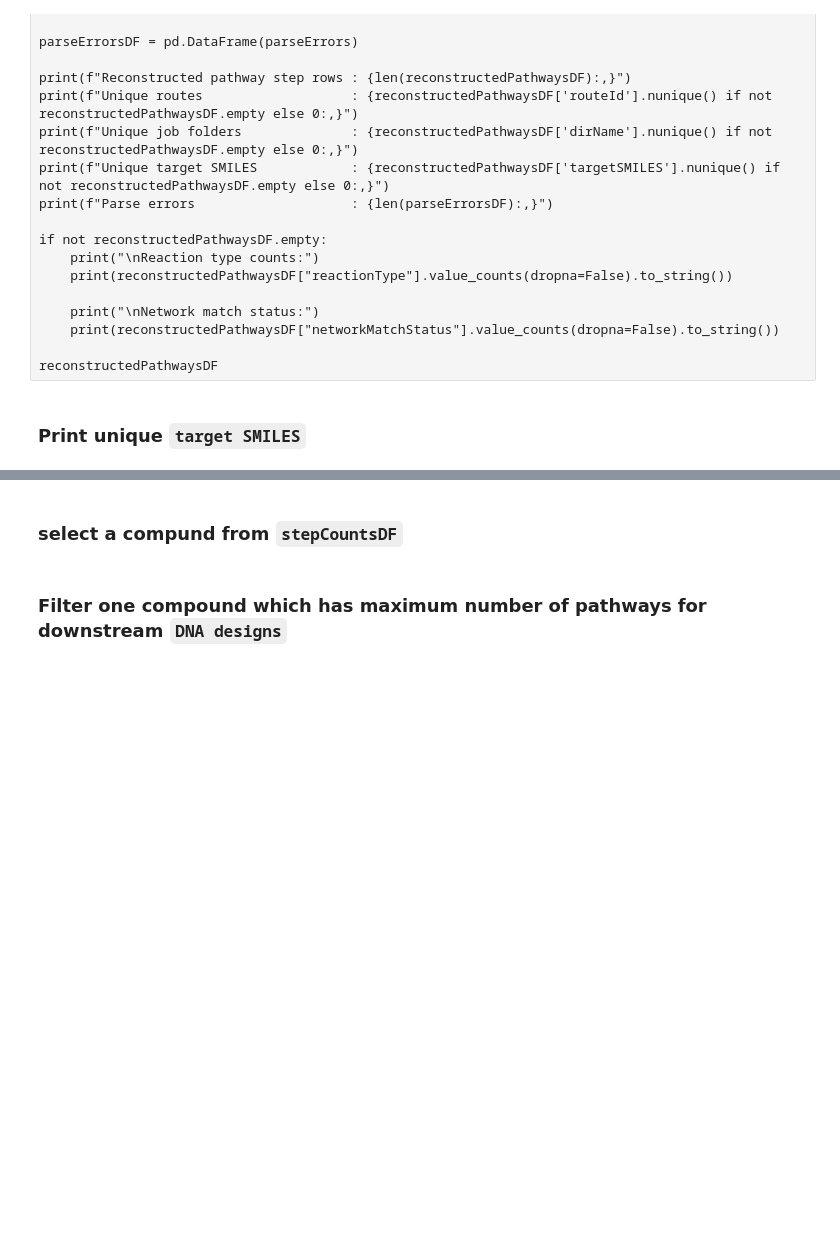
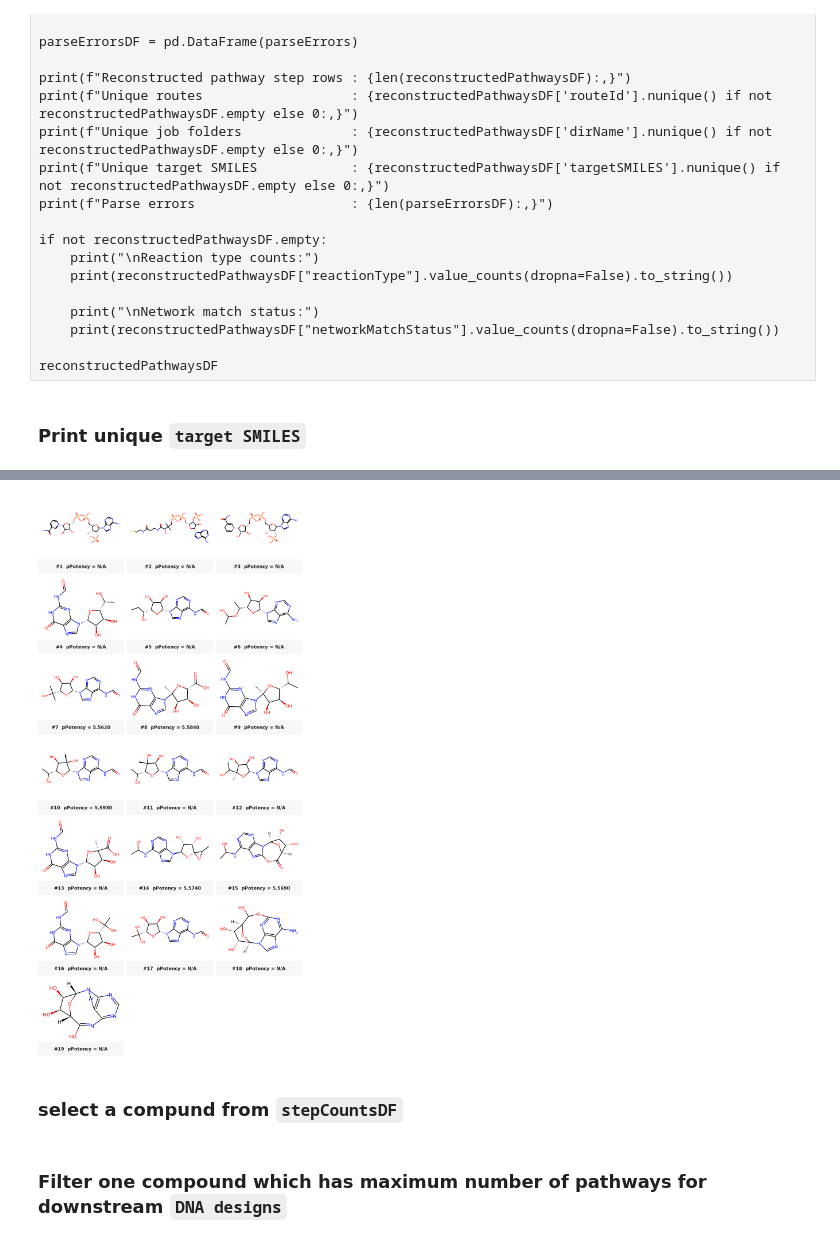
Before and after one commit to soumyadeepghosh35/DTRA_DrugDesign, a Jupyter notebook: DTRA_project_notebooks/Step10_DNA_design_pipeline_wPathwayReconstruction_OneCompound.ipynb, the cells around one changed output, grey strips where cells are left out. Saved outputs shown, nothing was run; the diff lists cells and outputs as text; code cells hidden in the pictures; blank space fills up the shorter version.

```diff
--- a/DTRA_project_notebooks/Step10_DNA_design_pipeline_wPathwayReconstruction_OneCompound.ipynb
+++ b/DTRA_project_notebooks/Step10_DNA_design_pipeline_wPathwayReconstruction_OneCompound.ipynb
@@ -1371,10 +1403,12 @@ if not reconstructedPathwaysDF.empty:
         .rename(columns={1: "1-step", 2: "2-step", 3: "3-step"})
     )
     stepCountsDF["totalRoutes"] = stepCountsDF.sum(axis=1)
+    stepCountsDF["starterSMILES"] = stepCountsDF.index.map(
+        reconstructedPathwaysDF.groupby("targetSMILES")["starterSMILES"].first()
+    )
     stepCountsDF["pPotency_prediction"] = stepCountsDF.index.map(
         targetCompound_DF.set_index("Canonical_SMILES")["pPotency_prediction"]
     )
     stepCountsDF = stepCountsDF.sort_values("totalRoutes", ascending=False).reset_index()
-
 print("\nTarget SMILES found:")
 stepCountsDF
@@ -1407,7 +1464,7 @@ def centeredText(draw, text, imgWidth, y, font, color="black"):
     draw.text(((imgWidth - textW) // 2, y), text, fill=color, font=font)
 
 def makeMolPanel(smiles, pPotency, rank, subImageSize=(300, 220), labelHeight=50):
-    canon = canonSmiles(str(smiles))
+    canon = canonicalizeSmiles(str(smiles))
     mol   = Chem.MolFromSmiles(canon)
     if mol is None:
         return None
@@ -1428,33 +1485,35 @@ def renderGridWithLabels(df, smileCol, labelCol, molsPerRow=3, subImageSize=(300
         if panel is not None:
             panels.append(panel)
 
     if not panels:
         print("No valid structures to display.")
         return
 
     panelW  = panels[0].width
     panelH  = panels[0].height
     gap     = 10
     nRows   = (len(panels) + molsPerRow - 1) // molsPerRow
     canvasW = molsPerRow * panelW + (molsPerRow - 1) * gap
     canvasH = nRows * panelH + (nRows - 1) * gap
     canvas  = Image.new("RGB", (canvasW, canvasH), "white")
 
     for idx, panel in enumerate(panels):
         r = idx // molsPerRow
         c = idx  % molsPerRow
         canvas.paste(panel, (c * (panelW + gap), r * (panelH + gap)))
 
     display(canvas)
 
 renderGridWithLabels(
     df           = stepCountsDF,
     smileCol     = "targetSMILES",
     labelCol     = "pPotency_prediction",
     molsPerRow   = molsPerRow,
     subImageSize = subImgSize,
     labelHeight  = labelHeight,
 )
+# %% [output]
+[figure, added]
 # %% [markdown]
 ### select a compund from `stepCountsDF`
 # %%
```
Also changed, not shown: parts of 19 cells of this notebook.
